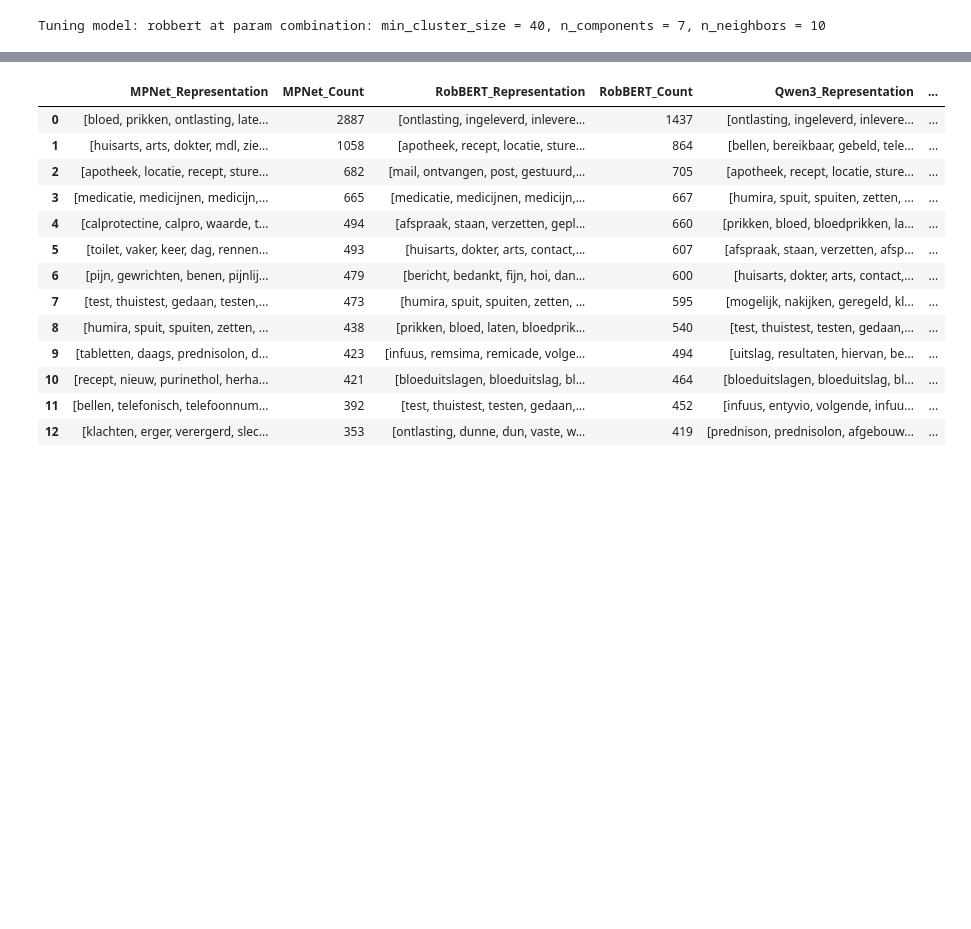
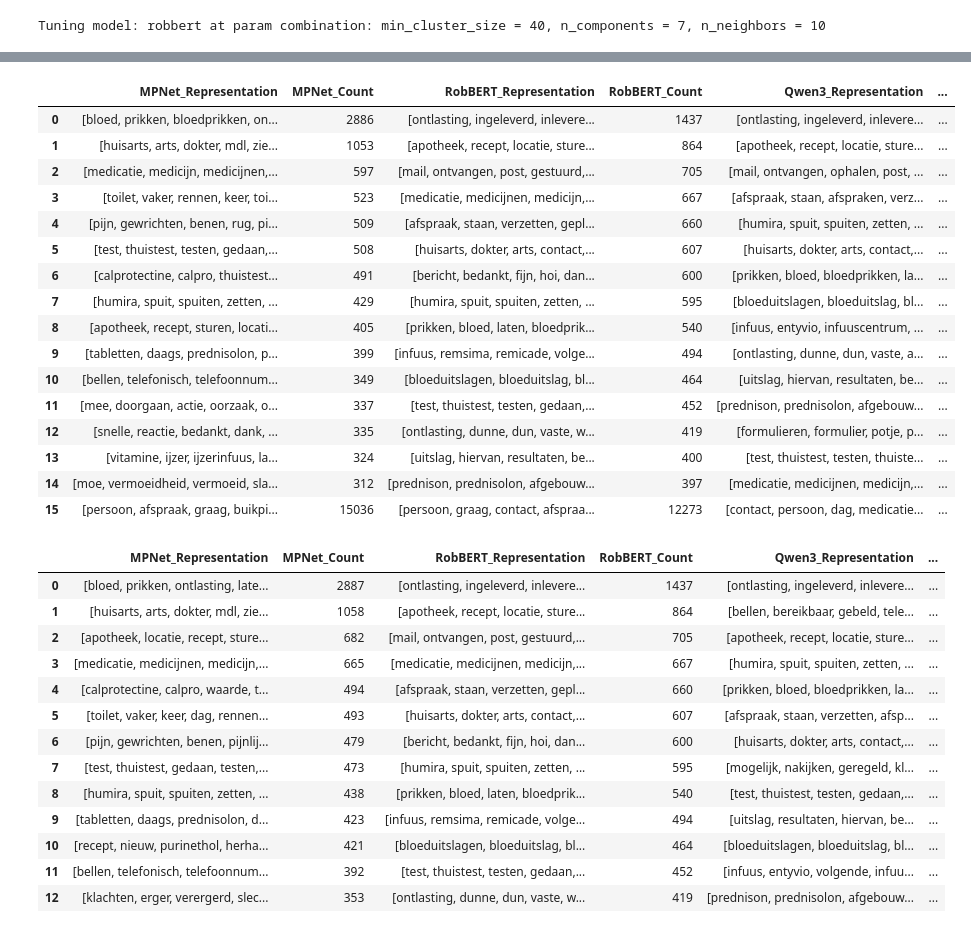
Before and after one commit to MaastrichtU-CDS/MyIBDcoachNLP, a Jupyter notebook: new_analysis/notebooks/evaluate_and_visualize.ipynb, the cells around one changed output, grey strips where cells are left out. Saved outputs shown, nothing was run; the diff lists cells and outputs as text; code cells hidden in the pictures; blank space fills up the shorter version.

```diff
--- a/new_analysis/notebooks/evaluate_and_visualize.ipynb
+++ b/new_analysis/notebooks/evaluate_and_visualize.ipynb
@@ -319,8 +305,8 @@ df_sorted[df_sorted["model_name"] == "qwen3"]
 # %%
 # best configuration for each model are:
-config_mpnet = (40, 7, 20)
+config_mpnet = (30, 10, 10)
 config_robbert = (40, 7, 10)
-config_qwen3 = (30, 10, 30)
+config_qwen3 = (30, 10, 10)
 # %%
 # get topic info for each model of their best configuration
 
@@ -446,3 +464,54 @@ comparison_df.head(16)  # Should show 16 rows: 15 top + 1 outlier per model
+# %%
+import pandas as pd
+
+def get_top_topics_with_outlier(df, model_name):
+    # Get outlier topic (-1), if it exists
+    outlier = df[df["Topic"] == -1]
+
+    # Get top 15 topics (excluding outlier)
+    top_topics = df[df["Topic"] != -1].nlargest(15, 'Count')
+
+    # Combine top topics and outlier
+    selected = pd.concat([top_topics, outlier], axis=0).reset_index(drop=True)
+
+    # Keep topic ID, representation, and count
+    return selected[["Representation", "Count"]].rename(
+        columns={
+            "Representation": f"{model_name}_Representation",
+            "Count": f"{model_name}_Count"
+        }
+    )
+
+# Apply function to each topic_info DataFrame
+df_mpnet = get_top_topics_with_outlier(topic_info_mpnet, "MPNet")
+df_robbert = get_top_topics_with_outlier(topic_info_robbert, "RobBERT")
+df_qwen3 = get_top_topics_with_outlier(topic_info_qwen3, "Qwen3")
+
+# Combine side-by-side
+comparison_df = pd.concat([df_mpnet, df_robbert, df_qwen3], axis=1)
+# add a column for "Topic" fron 1 to 15 and the last one is -1
+comparison_df["Topic"] = list(range(1, 16)) + [-1]
+
+# View result
+comparison_df.head(16)  # Should show 16 rows: 15 top + 1 outlier per model
+# %% [output]
+|  | MPNet_Representation | MPNet_Count | RobBERT_Representation | RobBERT_Count | Qwen3_Representation | ... |
+| 0 | [bloed, prikken, bloedprikken, on... | 2886 | [ontlasting, ingeleverd, inlevere... | 1437 | [ontlasting, ingeleverd, inlevere... | ... |
+| 1 | [huisarts, arts, dokter, mdl, zie... | 1053 | [apotheek, recept, locatie, sture... | 864 | [apotheek, recept, locatie, sture... | ... |
+| 2 | [medicatie, medicijn, medicijnen,... | 597 | [mail, ontvangen, post, gestuurd,... | 705 | [mail, ontvangen, ophalen, post, ... | ... |
+| 3 | [toilet, vaker, rennen, keer, toi... | 523 | [medicatie, medicijnen, medicijn,... | 667 | [afspraak, staan, afspraken, verz... | ... |
+| 4 | [pijn, gewrichten, benen, rug, pi... | 509 | [afspraak, staan, verzetten, gepl... | 660 | [humira, spuit, spuiten, zetten, ... | ... |
+| 5 | [test, thuistest, testen, gedaan,... | 508 | [huisarts, dokter, arts, contact,... | 607 | [huisarts, dokter, arts, contact,... | ... |
+| 6 | [calprotectine, calpro, thuistest... | 491 | [bericht, bedankt, fijn, hoi, dan... | 600 | [prikken, bloed, bloedprikken, la... | ... |
+| 7 | [humira, spuit, spuiten, zetten, ... | 429 | [humira, spuit, spuiten, zetten, ... | 595 | [bloeduitslagen, bloeduitslag, bl... | ... |
+| 8 | [apotheek, recept, sturen, locati... | 405 | [prikken, bloed, laten, bloedprik... | 540 | [infuus, entyvio, infuuscentrum, ... | ... |
+| 9 | [tabletten, daags, prednisolon, p... | 399 | [infuus, remsima, remicade, volge... | 494 | [ontlasting, dunne, dun, vaste, a... | ... |
+| 10 | [bellen, telefonisch, telefoonnum... | 349 | [bloeduitslagen, bloeduitslag, bl... | 464 | [uitslag, hiervan, resultaten, be... | ... |
+| 11 | [mee, doorgaan, actie, oorzaak, o... | 337 | [test, thuistest, testen, gedaan,... | 452 | [prednison, prednisolon, afgebouw... | ... |
+| 12 | [snelle, reactie, bedankt, dank, ... | 335 | [ontlasting, dunne, dun, vaste, w... | 419 | [formulieren, formulier, potje, p... | ... |
+| 13 | [vitamine, ijzer, ijzerinfuus, la... | 324 | [uitslag, hiervan, resultaten, be... | 400 | [test, thuistest, testen, thuiste... | ... |
+| 14 | [moe, vermoeidheid, vermoeid, sla... | 312 | [prednison, prednisolon, afgebouw... | 397 | [medicatie, medicijnen, medicijn,... | ... |
+| 15 | [persoon, afspraak, graag, buikpi... | 15036 | [persoon, graag, contact, afspraa... | 12273 | [contact, persoon, dag, medicatie... | ... |
 # %%
 comparison_df
 # %% [output]
```
Also changed, not shown: parts of 7 cells of this notebook, 2 other files.
